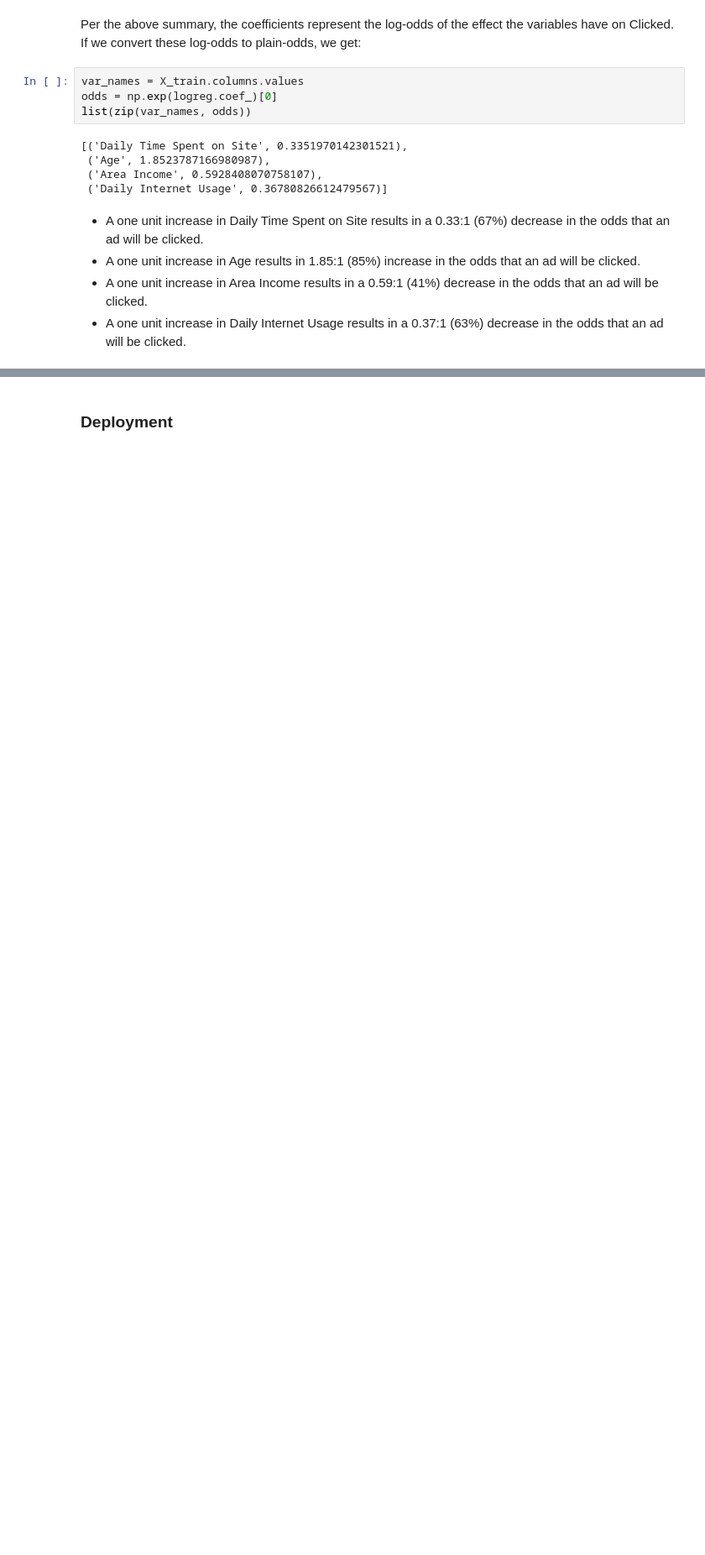
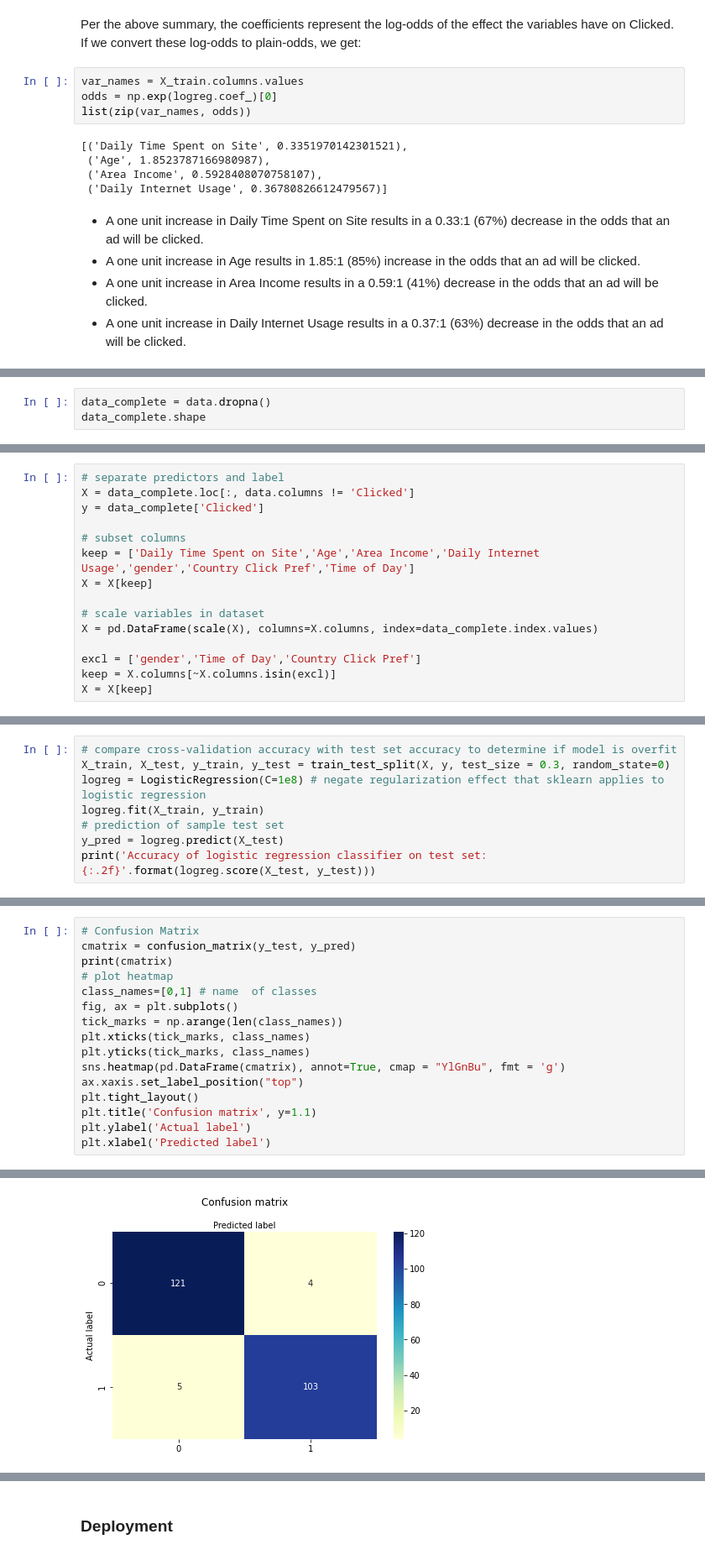
Before and after one commit to thbahng/DataSciencePortfolio, a Jupyter notebook: Predict-Advert-Click/Analysis.ipynb, the cells around one changed output, grey strips where cells are left out. Shown at 84% size. Saved outputs shown, nothing was run; the diff lists cells and outputs as text; blank space fills up the shorter version.

Commit message:
added alternative model with best accuracy

```diff
--- a/Predict-Advert-Click/Analysis.ipynb
+++ b/Predict-Advert-Click/Analysis.ipynb
@@ -996,0 +1000,3 @@ list(zip(var_names, odds))
+# %%
+data_complete = data.dropna()
+data_complete.shape
@@ -996,0 +1005,15 @@ list(zip(var_names, odds))
+# %%
+# separate predictors and label
+X = data_complete.loc[:, data.columns != 'Clicked']
+y = data_complete['Clicked']
+
+# subset columns
+keep = ['Daily Time Spent on Site','Age','Area Income','Daily Internet Usage','gender','Country Click Pref','Time of Day']
+X = X[keep]
+
+# scale variables in dataset
+X = pd.DataFrame(scale(X), columns=X.columns, index=data_complete.index.values)
+
+excl = ['gender','Time of Day','Country Click Pref']
+keep = X.columns[~X.columns.isin(excl)]
+X = X[keep]
@@ -996,0 +1031,8 @@ list(zip(var_names, odds))
+# %%
+# compare cross-validation accuracy with test set accuracy to determine if model is overfit
+X_train, X_test, y_train, y_test = train_test_split(X, y, test_size = 0.3, random_state=0)
+logreg = LogisticRegression(C=1e8) # negate regularization effect that sklearn applies to logistic regression
+logreg.fit(X_train, y_train)
+# prediction of sample test set
+y_pred = logreg.predict(X_test)
+print('Accuracy of logistic regression classifier on test set: {:.2f}'.format(logreg.score(X_test, y_test)))
@@ -996,0 +1043,17 @@ list(zip(var_names, odds))
+# %%
+# Confusion Matrix
+cmatrix = confusion_matrix(y_test, y_pred)
+print(cmatrix)
+# plot heatmap
+class_names=[0,1] # name  of classes
+fig, ax = plt.subplots()
+tick_marks = np.arange(len(class_names))
+plt.xticks(tick_marks, class_names)
+plt.yticks(tick_marks, class_names)
+sns.heatmap(pd.DataFrame(cmatrix), annot=True, cmap = "YlGnBu", fmt = 'g')
+ax.xaxis.set_label_position("top")
+plt.tight_layout()
+plt.title('Confusion matrix', y=1.1)
+plt.ylabel('Actual label')
+plt.xlabel('Predicted label')
+# %% [output]
@@ -996,0 +1063 @@ list(zip(var_names, odds))
+[figure, added]
```
Also changed, not shown: parts of 23 cells of this notebook, 2 other files.
